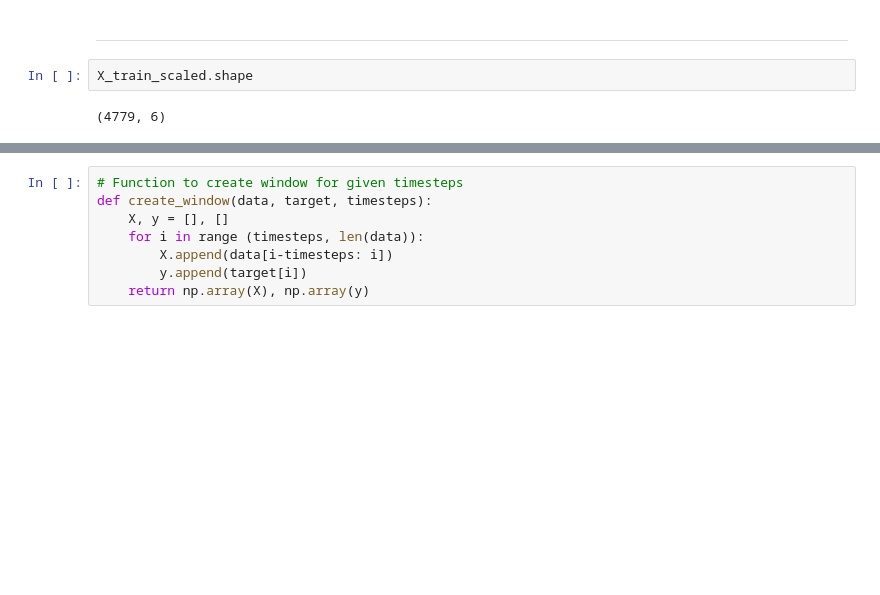
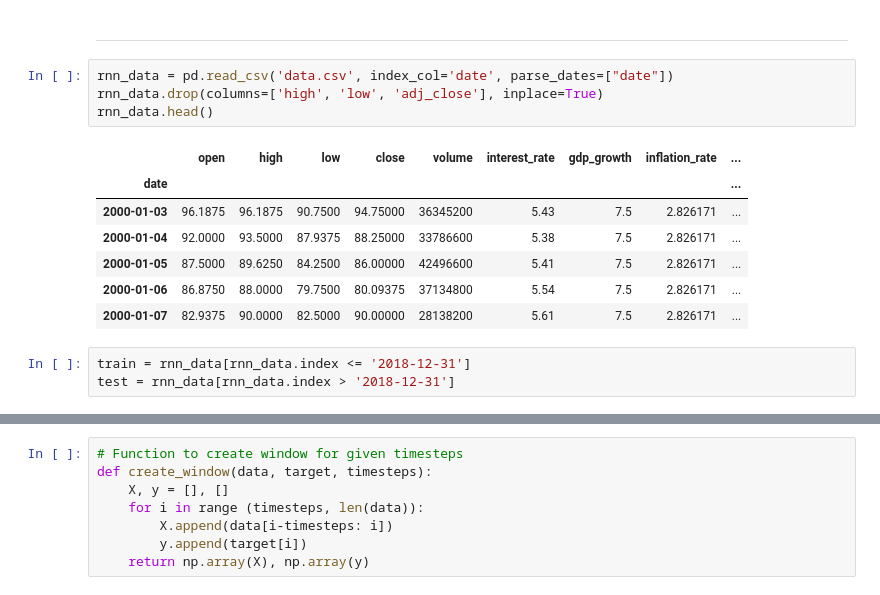
Before and after one commit to elijahlopez94/stock_market_prediction_with_rnn, a Jupyter notebook: machine_learning.ipynb, the cells around one changed output, grey strips where cells are left out. Saved outputs shown, nothing was run; the diff lists cells and outputs as text; blank space fills up the shorter version.

```diff
--- a/machine_learning.ipynb
+++ b/machine_learning.ipynb
@@ -255,7 +256,18 @@ Interpretation:
 Even best KNN is unable to perform well on predictive task.
 # %% [markdown]
 ___
-# %%
-X_train_scaled.shape
-# %% [output]
-(4779, 6)
+# %%
+rnn_data = pd.read_csv('data.csv', index_col='date', parse_dates=["date"])
+rnn_data.drop(columns=['high', 'low', 'adj_close'], inplace=True)
+rnn_data.head()
+# %% [output]
+|  | open | high | low | close | volume | interest_rate | gdp_growth | inflation_rate | ... |
+| date |  |  |  |  |  |  |  |  | ... |
+| 2000-01-03 | 96.1875 | 96.1875 | 90.7500 | 94.75000 | 36345200 | 5.43 | 7.5 | 2.826171 | ... |
+| 2000-01-04 | 92.0000 | 93.5000 | 87.9375 | 88.25000 | 33786600 | 5.38 | 7.5 | 2.826171 | ... |
+| 2000-01-05 | 87.5000 | 89.6250 | 84.2500 | 86.00000 | 42496600 | 5.41 | 7.5 | 2.826171 | ... |
+| 2000-01-06 | 86.8750 | 88.0000 | 79.7500 | 80.09375 | 37134800 | 5.54 | 7.5 | 2.826171 | ... |
+| 2000-01-07 | 82.9375 | 90.0000 | 82.5000 | 90.00000 | 28138200 | 5.61 | 7.5 | 2.826171 | ... |
+# %%
+train = rnn_data[rnn_data.index <= '2018-12-31']
+test = rnn_data[rnn_data.index > '2018-12-31']
```
Also changed, not shown: parts of 19 cells of this notebook.
